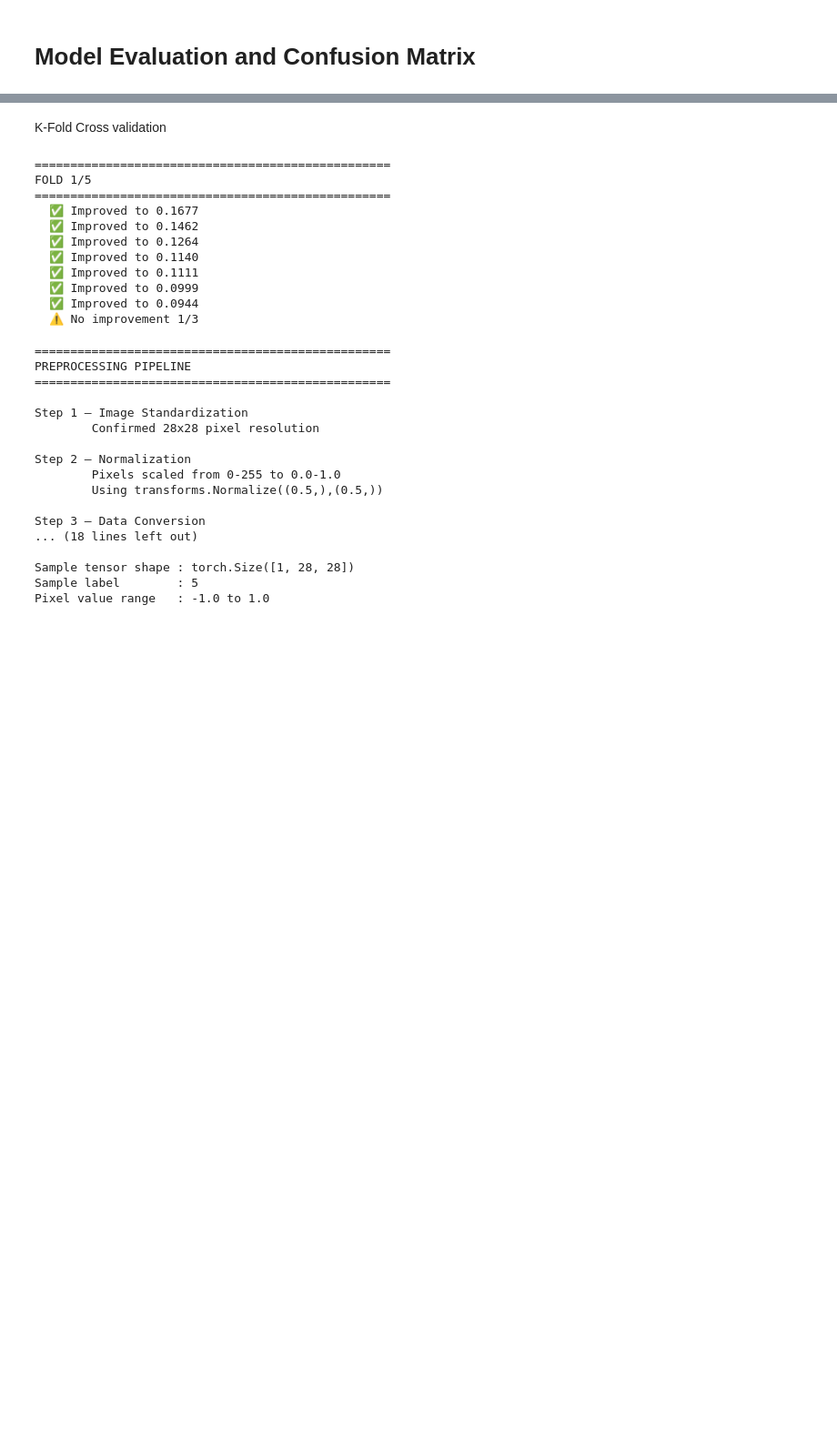
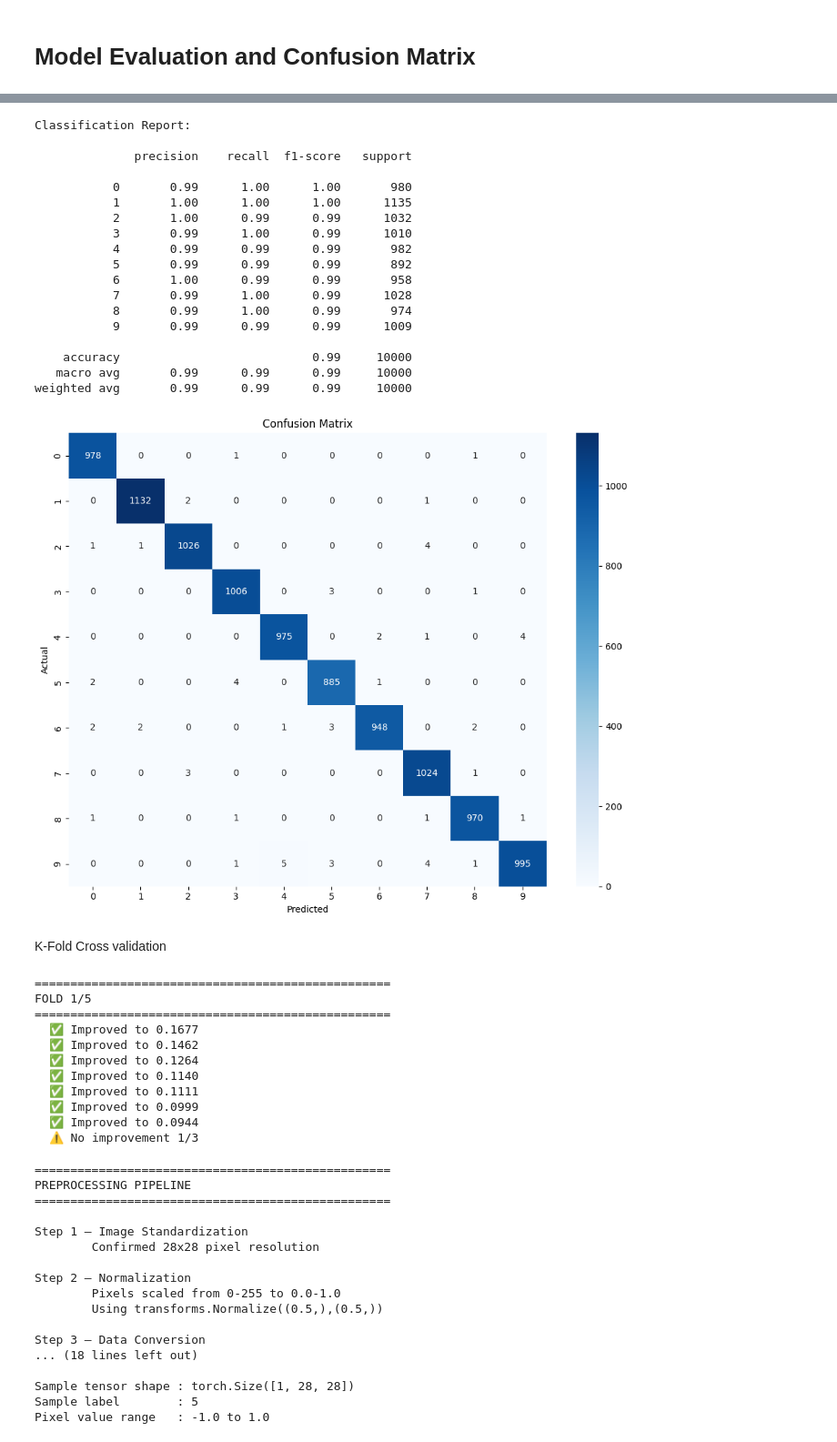
Before and after one commit to MustafaBasit521/Hand_Gesture_Recognition, a Jupyter notebook: notebooks/model_implementation.ipynb, the cells around one changed output, grey strips where cells are left out. Shown at 91% size. Cells and saved outputs as stored; diff of their text form; code cells hidden in the pictures; blank space fills up the shorter version.

```diff
--- a/notebooks/model_implementation.ipynb
+++ b/notebooks/model_implementation.ipynb
@@ -59,2 +58,6 @@ BASE_PATH = os.path.abspath(os.path.join(os.getcwd(), '..'))    # your local pro
 os.makedirs(f'{BASE_PATH}/model', exist_ok=True)
 os.makedirs(f'{BASE_PATH}/results', exist_ok=True)
+# %%
+device = torch.device("cuda" if torch.cuda.is_available() else "cpu")
+
+print(f"Using device: {device}")
@@ -311,3 +494,56 @@ weighted avg       0.99      0.99      0.99     10000
+# %%
+# =========================================================
+# CLASSIFICATION REPORT
+# =========================================================
+
+print("\nClassification Report:\n")
+
+print(classification_report(all_labels, all_preds))
+
+# =========================================================
+# CONFUSION MATRIX
+# =========================================================
+
+cm = confusion_matrix(all_labels, all_preds)
+
+plt.figure(figsize=(10, 8))
+
+sns.heatmap(cm,
+            annot=True,
+            fmt='d',
+            cmap='Blues')
+
+plt.title('Confusion Matrix')
+
+plt.xlabel('Predicted')
+
+plt.ylabel('Actual')
+
+plt.tight_layout()
+
+plt.savefig(f'{BASE_PATH}/results/confusion_matrix.png')
+
+plt.show()
+# %% [output]
+Classification Report:
+
+              precision    recall  f1-score   support
+
+           0       0.99      1.00      1.00       980
+           1       1.00      1.00      1.00      1135
+           2       1.00      0.99      0.99      1032
+           3       0.99      1.00      0.99      1010
+           4       0.99      0.99      0.99       982
+           5       0.99      0.99      0.99       892
+           6       1.00      0.99      0.99       958
+           7       0.99      1.00      0.99      1028
+           8       0.99      1.00      0.99       974
+           9       0.99      0.99      0.99      1009
+
+    accuracy                           0.99     10000
+   macro avg       0.99      0.99      0.99     10000
+weighted avg       0.99      0.99      0.99     10000
+[figure, added]
 # %% [markdown]
 K-Fold Cross validation
 # %%
```
Also changed, not shown: parts of 16 cells of this notebook, 8 other files.
